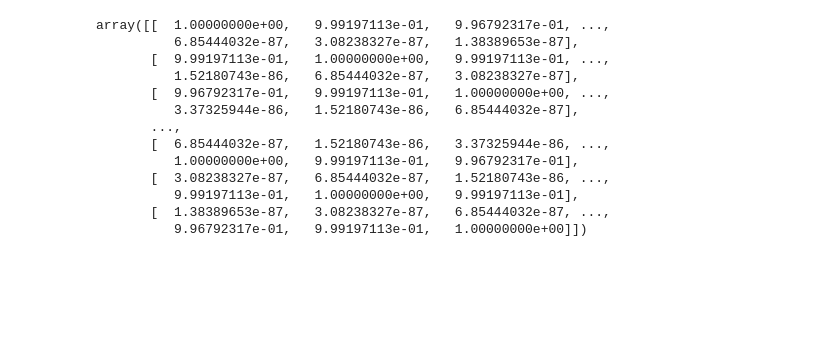
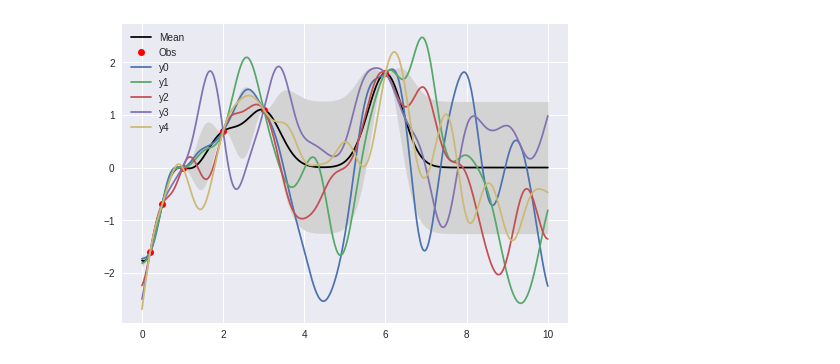
Before and after one commit to alohia/bayesopt, a Jupyter notebook: project.ipynb, the cells around one changed output. Saved outputs shown, nothing was run; the diff lists cells and outputs as text; code cells hidden in the pictures; blank space fills up the shorter version.

Commit message:
Gaussian Process done

```diff
--- a/project.ipynb
+++ b/project.ipynb
@@ -20,21 +23,12 @@ def LLH_GP(data,m,noise,length):
                                                        np.linalg.inv(ker)),(y-m)))
-# %%
-n = 500
-x = np.linspace(-10,10,n)
-noise = 1
-length = 1
-gaussian_kernel(x,x, noise = noise, length = length)
-# %% [output]
-array([[  1.00000000e+00,   9.99197113e-01,   9.96792317e-01, ...,
-          6.85444032e-87,   3.08238327e-87,   1.38389653e-87],
-       [  9.99197113e-01,   1.00000000e+00,   9.99197113e-01, ...,
-          1.52180743e-86,   6.85444032e-87,   3.08238327e-87],
-       [  9.96792317e-01,   9.99197113e-01,   1.00000000e+00, ...,
-          3.37325944e-86,   1.52180743e-86,   6.85444032e-87],
-       ...,
-       [  6.85444032e-87,   1.52180743e-86,   3.37325944e-86, ...,
-          1.00000000e+00,   9.99197113e-01,   9.96792317e-01],
-       [  3.08238327e-87,   6.85444032e-87,   1.52180743e-86, ...,
-          9.99197113e-01,   1.00000000e+00,   9.99197113e-01],
-       [  1.38389653e-87,   3.08238327e-87,   6.85444032e-87, ...,
-          9.96792317e-01,   9.99197113e-01,   1.00000000e+00]])
+# %%
+def opt_hyparams(x,y): #Find the hyperparameters that optimize LLH without noise
+    ini = np.array([0,1,1])
+    opt = optimize.minimize(lambda params: LLH_GP(x, y, params[0], params[1], params[2]),
+                            ini)
+    params = opt.x
+    m = params[0]
+    noise = abs(params[1])
+    length = abs(params[2])
+    sf = 0
+    return m, noise, length, sf
@@ -40,0 +59,35 @@ array([[  1.00000000e+00,   9.99197113e-01,   9.96792317e-01, ...,
+# %%
+def data_posterior(x, E, cov):
+    data = pd.DataFrame({'x': x})
+    data['Mean'] = E
+    data['StdDev'] = np.diag(cov)
+    #Generate the 5 samples as multivariate normals with 0 mean and covariance sigma
+    for i in range(5):
+        data['y'+str(i)] = np.random.multivariate_normal(E, cov)
+    return data
+# %%
+#plot example
+def f1(x):
+    return np.log(x)
+
+x = np.array([0.2,0.5,1,2,3,6])
+y = f1(x)
+m, noise, length, sf = opt_hyparams(x,y)
+n = 500
+xn = np.linspace(0,10,n)
+E, cov = gp_posterior(x, y, xn, m, noise, length, sf)
+data = data_posterior(xn, E, cov)
+
+plt.plot(data['x'],data['Mean'], color = 'black', label = 'Mean')
+plt.plot(x,y, 'ro', label = 'Obs')
+plt.plot(data['x'], data['y0'], label = 'y0')
+plt.plot(data['x'], data['y1'], label = 'y1')
+plt.plot(data['x'], data['y2'], label = 'y2')
+plt.plot(data['x'], data['y3'], label = 'y3')
+plt.plot(data['x'], data['y4'], label = 'y4')
+plt.fill_between(data['x'], data['Mean']-data['StdDev'], data['Mean']+data['StdDev'],
+                 color = 'lightgrey')
+plt.legend()
+plt.show()
+# %% [output]
+[figure, added]
```
Also changed, not shown: parts of 5 cells of this notebook.
